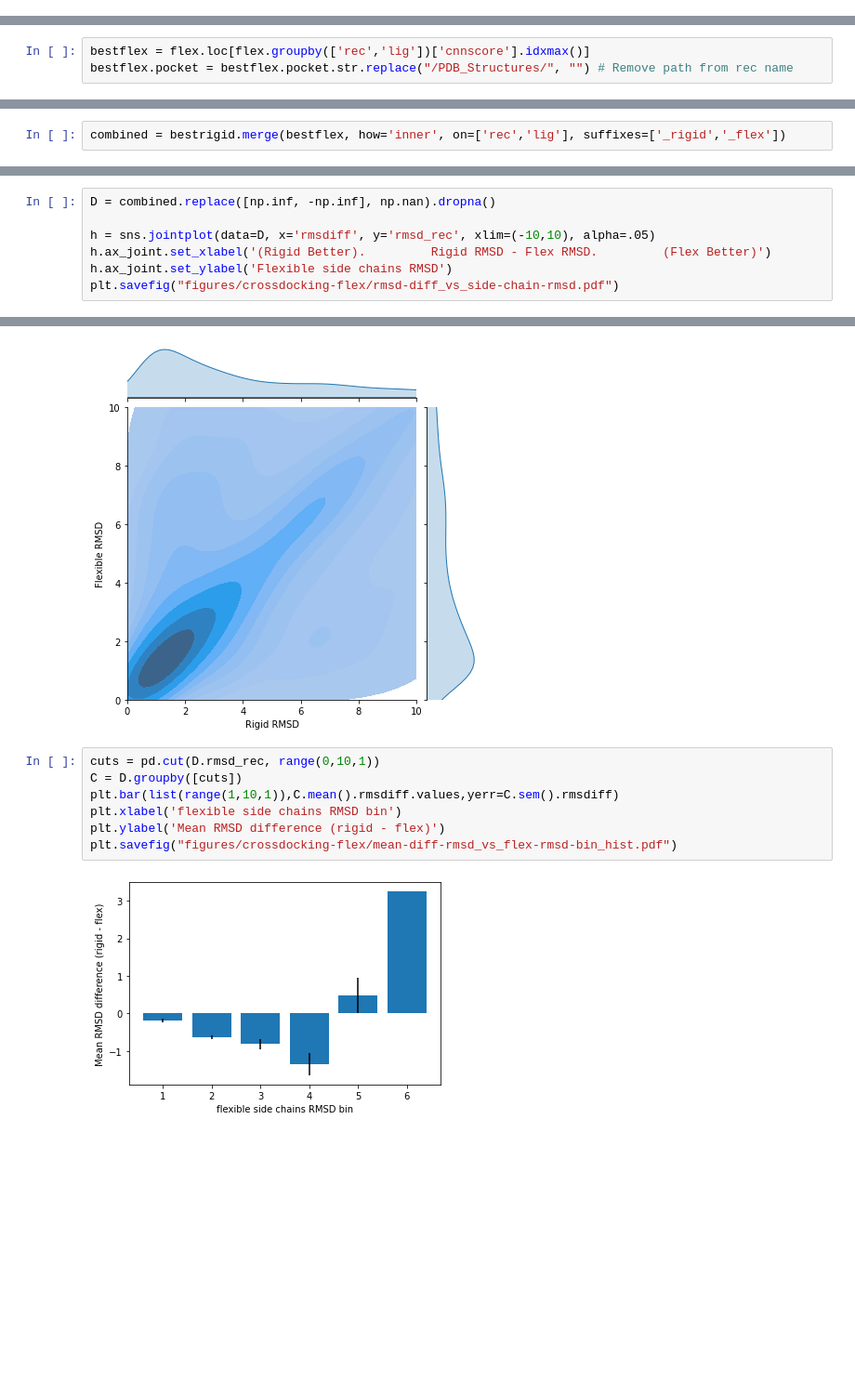
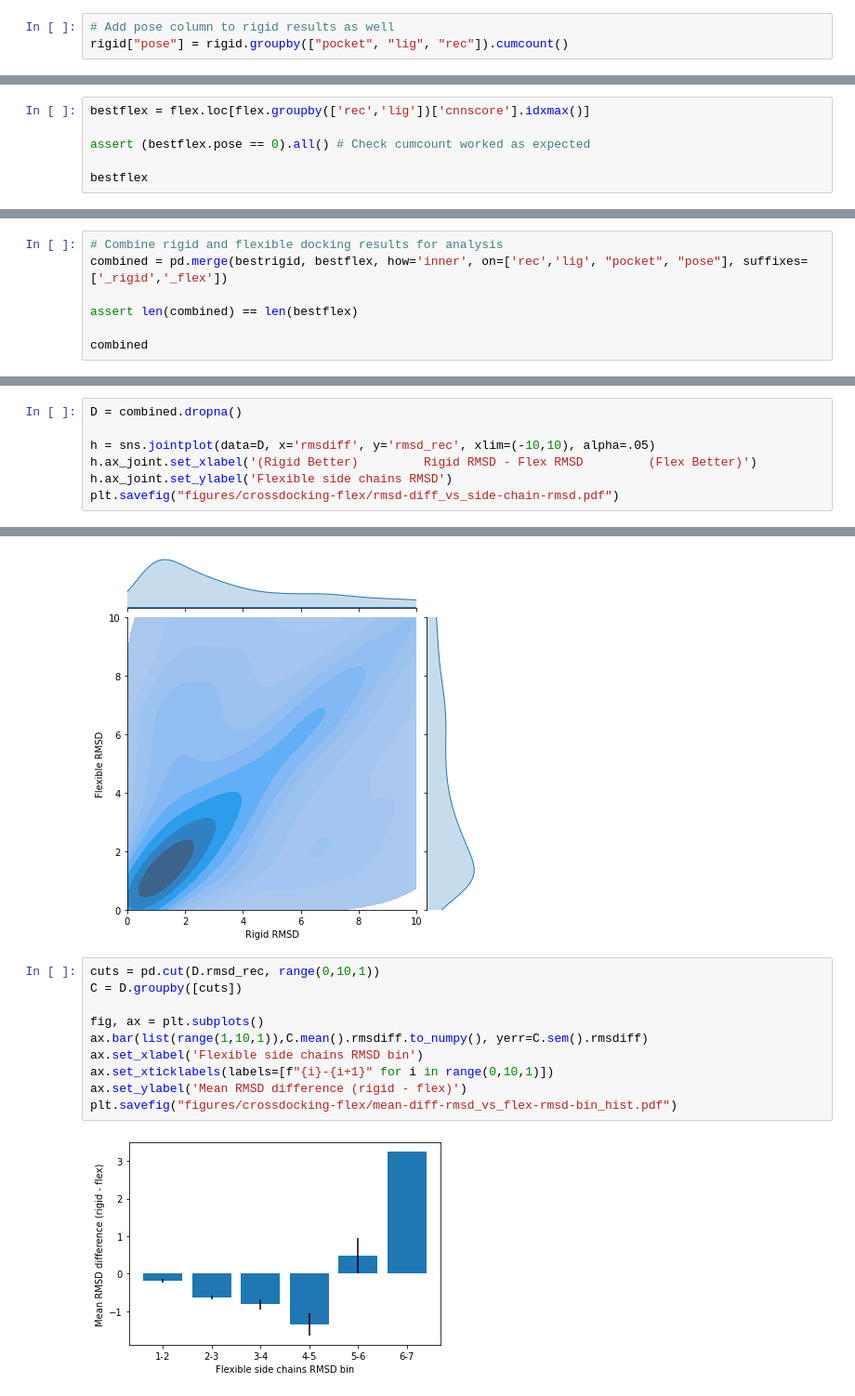
Before and after one commit to dkoes/GNINA-1.0, a Jupyter notebook: MakeFinalFlexGraphs.ipynb, the cells around one changed output, grey strips where cells are left out. Shown at 93% size. Drawn from its saved outputs; the diff is of its cells as text; blank space fills up the shorter version.

```diff
--- a/MakeFinalFlexGraphs.ipynb
+++ b/MakeFinalFlexGraphs.ipynb
@@ -33 +211,4 @@ rigid.head()
+# %%
+# Add pose column to rigid results as well
+rigid["pose"] = rigid.groupby(["pocket", "lig", "rec"]).cumcount()
 # %%
@@ -53,3 +236,6 @@ bestrigid
 # %%
 bestflex = flex.loc[flex.groupby(['rec','lig'])['cnnscore'].idxmax()]
-bestflex.pocket = bestflex.pocket.str.replace("/PDB_Structures/", "") # Remove path from rec name
+
+assert (bestflex.pose == 0).all() # Check cumcount worked as expected
+
+bestflex
@@ -72,2 +258,7 @@ bestflex
 # %%
-combined = bestrigid.merge(bestflex, how='inner', on=['rec','lig'], suffixes=['_rigid','_flex'])
+# Combine rigid and flexible docking results for analysis
+combined = pd.merge(bestrigid, bestflex, how='inner', on=['rec','lig', "pocket", "pose"], suffixes=['_rigid','_flex'])
+
+assert len(combined) == len(bestflex)
+
+combined
@@ -122,10 +311,10 @@ plt.savefig("figures/crossdocking-flex/rmsd-diff_hist.pdf")
 # %% [output]
 [figure]
 # %%
-D = combined.replace([np.inf, -np.inf], np.nan).dropna()
+D = combined.dropna()
 
 h = sns.jointplot(data=D, x='rmsdiff', y='rmsd_rec', xlim=(-10,10), alpha=.05)
-h.ax_joint.set_xlabel('(Rigid Better).         Rigid RMSD - Flex RMSD.         (Flex Better)')
+h.ax_joint.set_xlabel('(Rigid Better)         Rigid RMSD - Flex RMSD         (Flex Better)')
 h.ax_joint.set_ylabel('Flexible side chains RMSD')
 plt.savefig("figures/crossdocking-flex/rmsd-diff_vs_side-chain-rmsd.pdf")
 # %% [output]
@@ -140,9 +329,12 @@ plt.savefig("figures/crossdocking-flex/rmsd-flex_vs_rmsd-rigid_corr.pdf")
 # %%
 cuts = pd.cut(D.rmsd_rec, range(0,10,1))
 C = D.groupby([cuts])
-plt.bar(list(range(1,10,1)),C.mean().rmsdiff.values,yerr=C.sem().rmsdiff)
-plt.xlabel('flexible side chains RMSD bin')
-plt.ylabel('Mean RMSD difference (rigid - flex)')
+
+fig, ax = plt.subplots()
+ax.bar(list(range(1,10,1)),C.mean().rmsdiff.to_numpy(), yerr=C.sem().rmsdiff)
+ax.set_xlabel('Flexible side chains RMSD bin')
+ax.set_xticklabels(labels=[f"{i}-{i+1}" for i in range(0,10,1)])
+ax.set_ylabel('Mean RMSD difference (rigid - flex)')
 plt.savefig("figures/crossdocking-flex/mean-diff-rmsd_vs_flex-rmsd-bin_hist.pdf")
 # %% [output]
-[figure, old version]
+[figure, new version]
```
Also changed, not shown: parts of 21 cells of this notebook.
